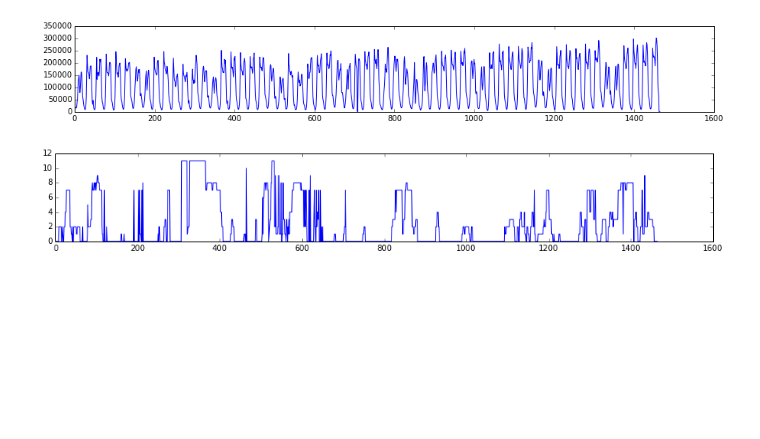
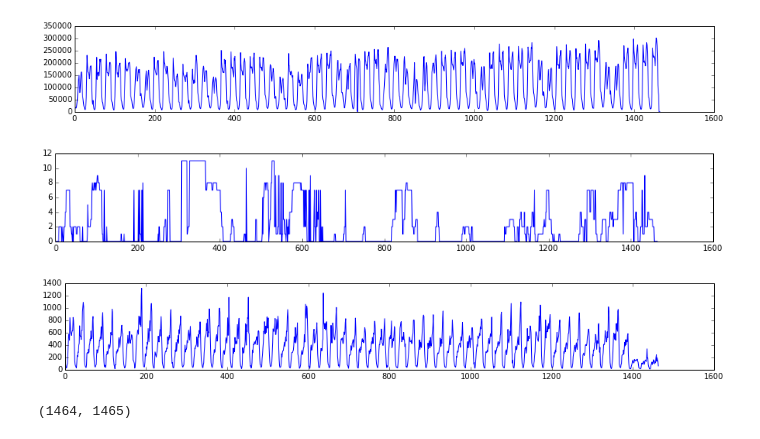
Before and after one commit to massaroantonio/telecom_bigdata, a Jupyter notebook: get_features.ipynb, the cells around one changed output. Cells and saved outputs as stored; diff of their text form; code cells hidden in the pictures; blank space fills up the shorter version.

```diff
--- a/get_features.ipynb
+++ b/get_features.ipynb
@@ -205,3 +222,18 @@ for i in range(6):
 [figure]
 [figure]
 [figure]
+# %%
+twtt=[]
+tw=open('/home/amassaro/bigdata_telecom_15/repository/telecom_bigdata/features_dataset/twitterVolume.csv','r')
+for l in tw:
+    twtt.append(int(l.split(',')[1]))
+twtt=np.array(twtt)
+plt.figure(figsize=(15,2))
+plt.plot(twtt)
+plt.show()
+# %% [output]
+[figure, added]
+# %%
+len(twtt), len(telco[0])
+# %% [output]
+(1464, 1465)
```
Also changed, not shown: parts of 5 cells of this notebook, 10 other files.
